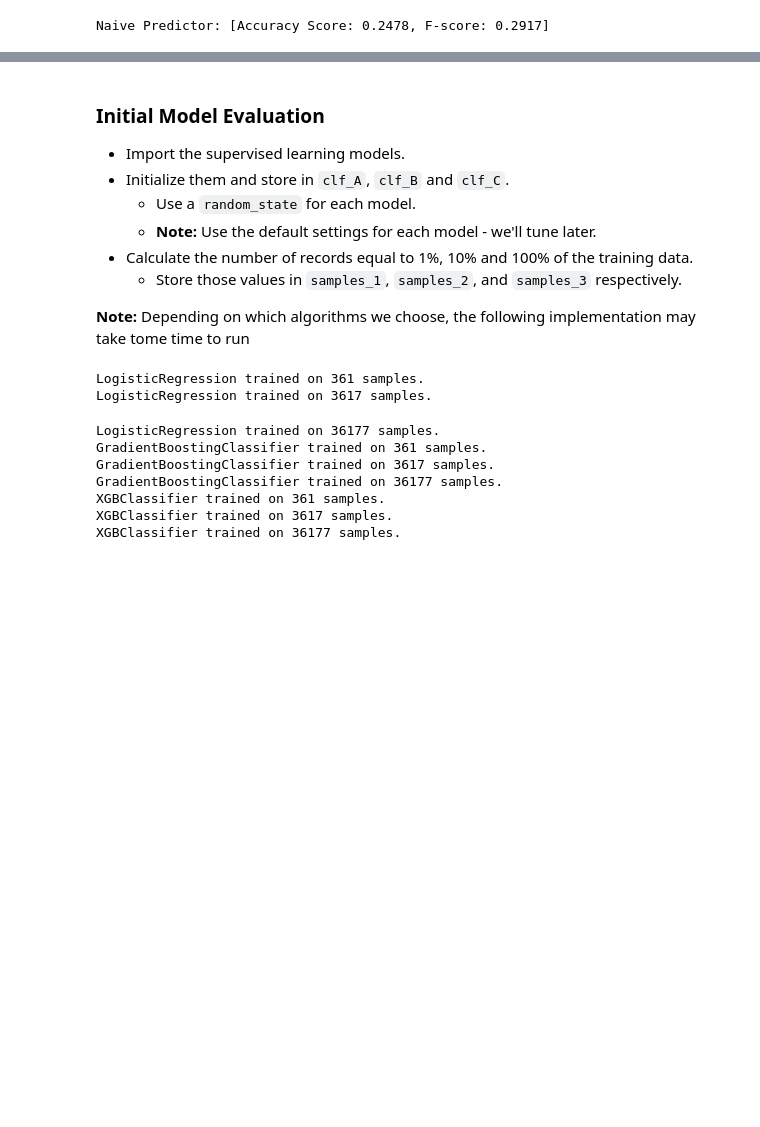
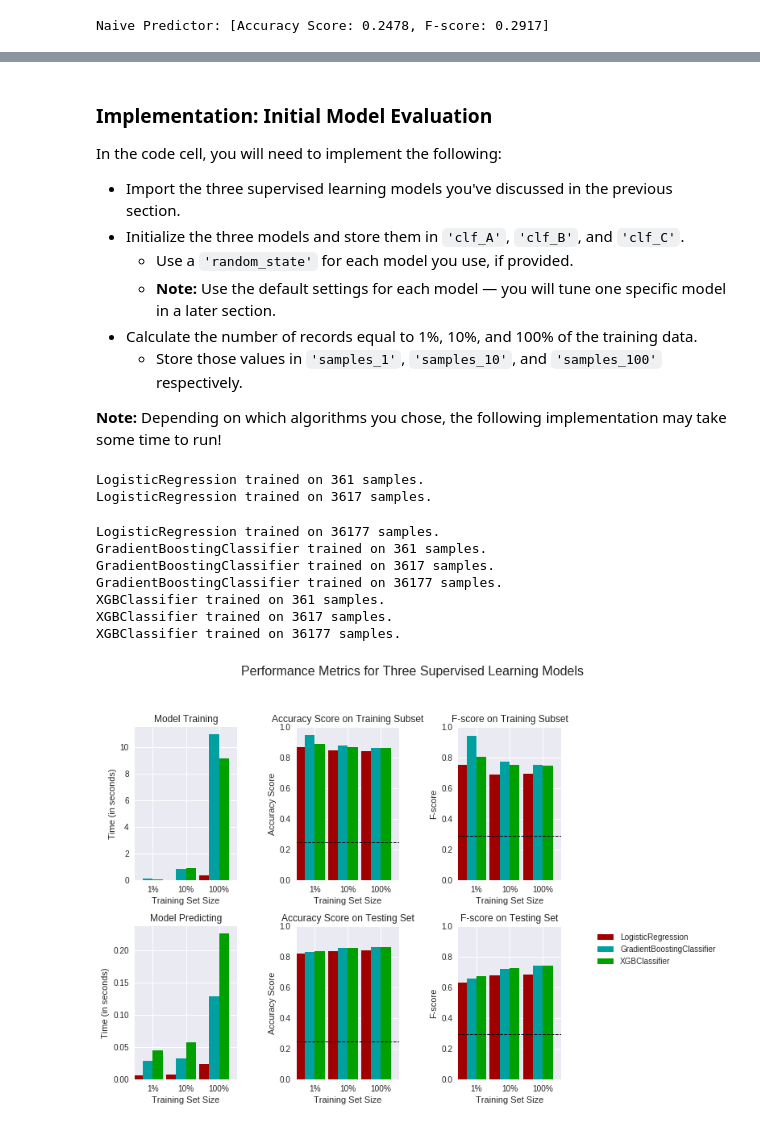
Before and after one commit to matheus-asilva/machine_learning_nd, a Jupyter notebook: supervised_learning/project/finding_donors.ipynb, the cells around one changed output, grey strips where cells are left out. Saved outputs shown, nothing was run; the diff lists cells and outputs as text; code cells hidden in the pictures; blank space fills up the shorter version.

```diff
--- a/supervised_learning/project/finding_donors.ipynb
+++ b/supervised_learning/project/finding_donors.ipynb
@@ -147,14 +140,16 @@ We will use [`sklearn.preprocessing.MinMaxScaler`](http://scikit-learn.org/stabl
 # %%
+# Import sklearn.preprocessing.StandardScaler
 from sklearn.preprocessing import MinMaxScaler
 
-# Initializing a scaler and applying to the features
-scaler    = MinMaxScaler() # default (0,1)
+# Initialize a scaler, then apply it to the features
+scaler = MinMaxScaler() # default=(0, 1)
 numerical = ['age', 'education-num', 'capital-gain', 'capital-loss', 'hours-per-week']
 
-features_log_minmax_transform            = pd.DataFrame(data = feature_log_transformed)
-features_log_minmax_transform[numerical] = scaler.fit_transform(feature_log_transformed[numerical])
+features_log_minmax_transform = pd.DataFrame(data = features_log_transformed)
+features_log_minmax_transform[numerical] = scaler.fit_transform(features_log_transformed[numerical])
 
-features_log_minmax_transform.head()
+# Show an example of a record with scaling applied
+display(features_log_minmax_transform.head(n = 5))
 # %% [output]
 |  | age | workclass | education_level | education-num | marital-status | occupation | relationship | race | ... |
 | 0 | 0.301370 | State-gov | Bachelors | 0.800000 | Never-married | Adm-clerical | Not-in-family | White | ... |
@@ -196,11 +191,16 @@ Now all _categorical variables_ have been converted into numerical features, and
 # %%
+# Import train_test_split
 from sklearn.model_selection import train_test_split
 
 # Split the 'features' and 'income' data into training and testing sets
-X_train, X_test, y_train, y_test = train_test_split(features_final, income, test_size = .2, random_state = 42)
+X_train, X_test, y_train, y_test = train_test_split(features_final,
+                                                    income,
+                                                    test_size = 0.2,
+                                                    random_state = 0)
 
-print('Training set has {} samples.'.format(X_train.shape[0]))
-print('Testing set has {} samples.'.format(X_test.shape[0]))
+# Show the results of the split
+print("Training set has {} samples.".format(X_train.shape[0]))
+print("Testing set has {} samples.".format(X_test.shape[0]))
 # %% [output]
 Training set has 36177 samples.
 Testing set has 9045 samples.
@@ -317,48 +345,50 @@ def train_predict(model, sample_size, X_train, y_train, X_test, y_test):
 
     return results
 # %% [markdown]
-### Initial Model Evaluation
+### Implementation: Initial Model Evaluation
+In the code cell, you will need to implement the following:
+- Import the three supervised learning models you've discussed in the previous section.
+- Initialize the three models and store them in `'clf_A'`, `'clf_B'`, and `'clf_C'`.
+  - Use a `'random_state'` for each model you use, if provided.
+  - **Note:** Use the default settings for each model — you will tune one specific model in a later section.
+- Calculate the number of records equal to 1%, 10%, and 100% of the training data.
+  - Store those values in `'samples_1'`, `'samples_10'`, and `'samples_100'` respectively.
 
-* Import the supervised learning models.
-* Initialize them and store in `clf_A`, `clf_B` and `clf_C`.
-    * Use a `random_state` for each model.
-    * **Note:** Use the default settings for each model - we'll tune later.
-* Calculate the number of records equal to 1%, 10% and 100% of the training data.
-    * Store those values in `samples_1`, `samples_2`, and `samples_3` respectively.
-
-**Note:** Depending on which algorithms we choose, the following implementation may take tome time to run
+**Note:** Depending on which algorithms you chose, the following implementation may take some time to run!
 # %%
 # Importing the models
 from sklearn.linear_model import LogisticRegression
 from sklearn.ensemble import GradientBoostingClassifier
-#from sklearn.svm import SVC
 from xgboost import XGBClassifier
 
 # Initializing the models
-clf_A = LogisticRegression(random_state = 42)
-clf_B = GradientBoostingClassifier(random_state = 42)
-clf_C = XGBClassifier(random_state = 42)
-#clf_D = SVC(random_state = 42)
+clf_A = LogisticRegression(random_state=42)
+clf_B = GradientBoostingClassifier(random_state=42)
+clf_C = XGBClassifier(random_state=42)
 
 # Calculate the number of samples
 samples_100 = len(y_train)
 samples_10  = int(len(y_train) * .1)
 samples_1   = int(len(y_train) * .01)
 
 # Collecting the results on the models
 results = {}
 for clf in [clf_A, clf_B, clf_C]:
     clf_name = clf.__class__.__name__
     results[clf_name] = {}
     for i, samples in enumerate([samples_1, samples_10, samples_100]):
         results[clf_name][i] = train_predict(clf, samples, X_train, y_train, X_test, y_test)
+
+# Run metrics visualization for the three supervised learning models chosen
+vs.evaluate(results, accuracy, fscore)
 # %% [output]
 LogisticRegression trained on 361 samples.
 LogisticRegression trained on 3617 samples.
 LogisticRegression trained on 36177 samples.
 GradientBoostingClassifier trained on 361 samples.
 GradientBoostingClassifier trained on 3617 samples.
 GradientBoostingClassifier trained on 36177 samples.
 XGBClassifier trained on 361 samples.
 XGBClassifier trained on 3617 samples.
 XGBClassifier trained on 36177 samples.
+[figure, added]
```
Also changed, not shown: parts of 51 cells of this notebook.
